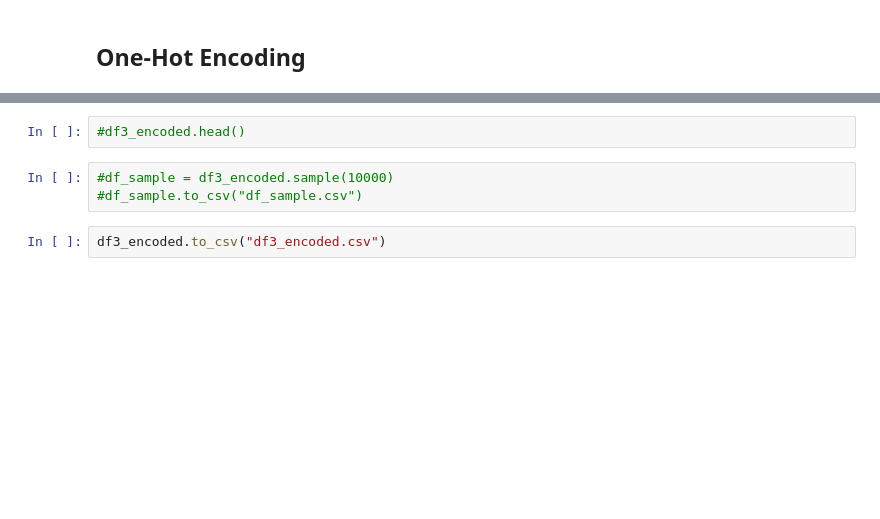
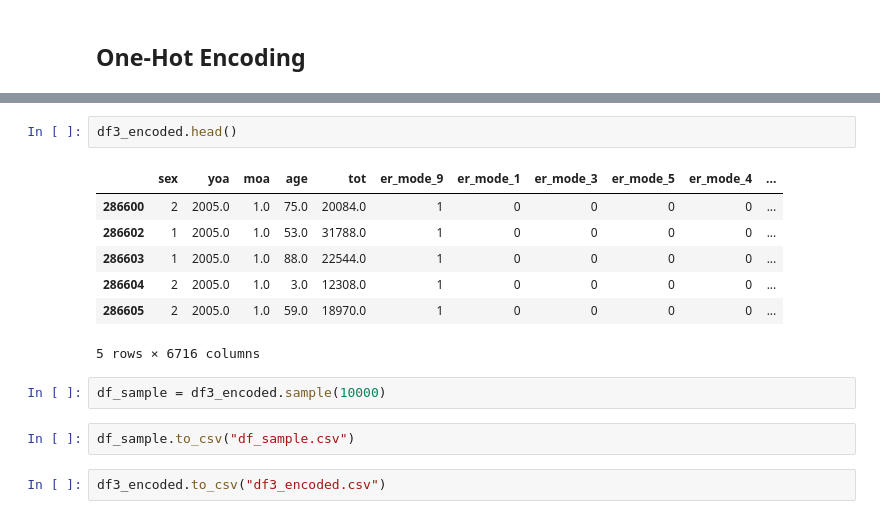
Before and after one commit to cd412/MATH490-Hospital-Data, a Jupyter notebook: Hospital Data - Exploration.ipynb, the cells around one changed output, grey strips where cells are left out. Cells and saved outputs as stored; diff of their text form; blank space fills up the shorter version.

```diff
--- a/Hospital Data - Exploration.ipynb
+++ b/Hospital Data - Exploration.ipynb
@@ -285,8 +360,17 @@ print(df3_encoded.shape)
-# %%
-#df3_encoded.head()
+# %%
+df3_encoded.head()
+# %% [output]
+|  | sex | yoa | moa | age | tot | er_mode_9 | er_mode_1 | er_mode_3 | er_mode_5 | er_mode_4 | ... |
+| 286600 | 2 | 2005.0 | 1.0 | 75.0 | 20084.0 | 1 | 0 | 0 | 0 | 0 | ... |
+| 286602 | 1 | 2005.0 | 1.0 | 53.0 | 31788.0 | 1 | 0 | 0 | 0 | 0 | ... |
+| 286603 | 1 | 2005.0 | 1.0 | 88.0 | 22544.0 | 1 | 0 | 0 | 0 | 0 | ... |
+| 286604 | 2 | 2005.0 | 1.0 | 3.0 | 12308.0 | 1 | 0 | 0 | 0 | 0 | ... |
+| 286605 | 2 | 2005.0 | 1.0 | 59.0 | 18970.0 | 1 | 0 | 0 | 0 | 0 | ... |
+5 rows × 6716 columns
 # %%
-#df_sample = df3_encoded.sample(10000)
-#df_sample.to_csv("df_sample.csv")
+df_sample = df3_encoded.sample(10000)
+# %%
+df_sample.to_csv("df_sample.csv")
 # %%
 df3_encoded.to_csv("df3_encoded.csv")
 # %%
```
Also changed, not shown: parts of 23 cells of this notebook.
